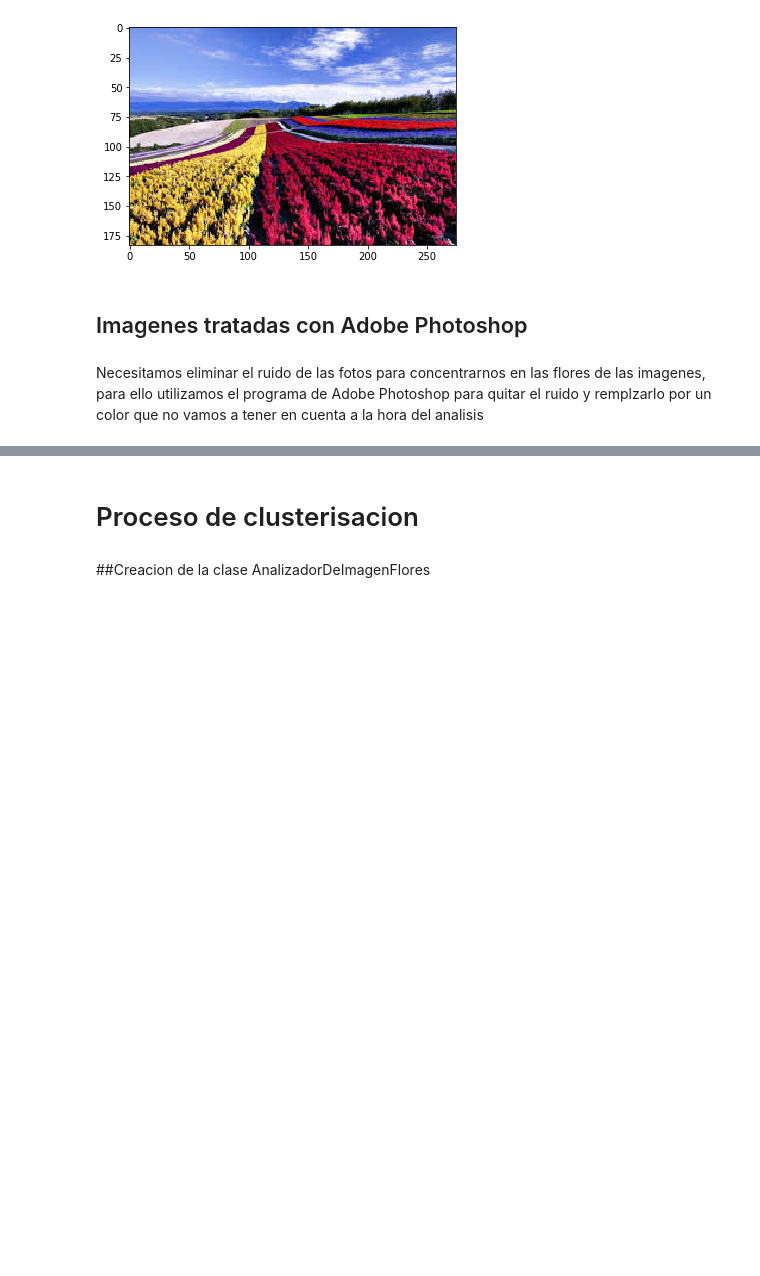
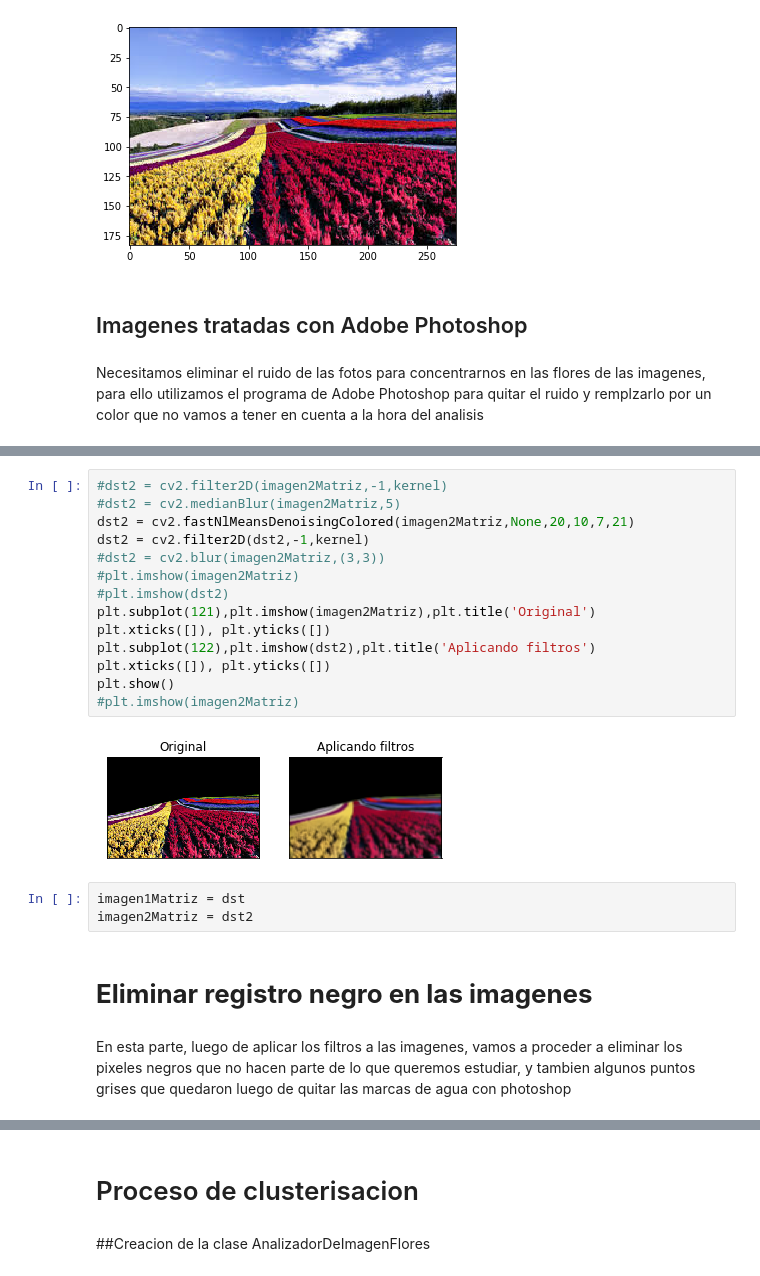
Before and after one commit to juanescendales/IAIdentifiacionDeColoresFlores, a Jupyter notebook: MicroProyecto2_ClusteringCultivoFlores.ipynb, the cells around one changed output, grey strips where cells are left out. Cells and saved outputs as stored; diff of their text form; blank space fills up the shorter version.

```diff
--- a/MicroProyecto2_ClusteringCultivoFlores.ipynb
+++ b/MicroProyecto2_ClusteringCultivoFlores.ipynb
@@ -90,0 +129,23 @@ plt.imshow(imagen2Matriz)
+# %%
+#dst2 = cv2.filter2D(imagen2Matriz,-1,kernel)
+#dst2 = cv2.medianBlur(imagen2Matriz,5)
+dst2 = cv2.fastNlMeansDenoisingColored(imagen2Matriz,None,20,10,7,21)
+dst2 = cv2.filter2D(dst2,-1,kernel)
+#dst2 = cv2.blur(imagen2Matriz,(3,3))
+#plt.imshow(imagen2Matriz)
+#plt.imshow(dst2)
+plt.subplot(121),plt.imshow(imagen2Matriz),plt.title('Original')
+plt.xticks([]), plt.yticks([])
+plt.subplot(122),plt.imshow(dst2),plt.title('Aplicando filtros')
+plt.xticks([]), plt.yticks([])
+plt.show()
+#plt.imshow(imagen2Matriz)
+# %% [output]
+[figure, added]
+# %%
+imagen1Matriz = dst
+imagen2Matriz = dst2
+# %% [markdown]
+# **Eliminar registro negro en las imagenes**
+# %% [markdown]
+En esta parte, luego de aplicar los filtros a las imagenes, vamos a proceder a eliminar los pixeles negros que no hacen parte de lo que queremos estudiar, y tambien algunos puntos grises que quedaron luego de quitar las marcas de agua con photoshop
```
Also changed, not shown: parts of 51 cells of this notebook.
